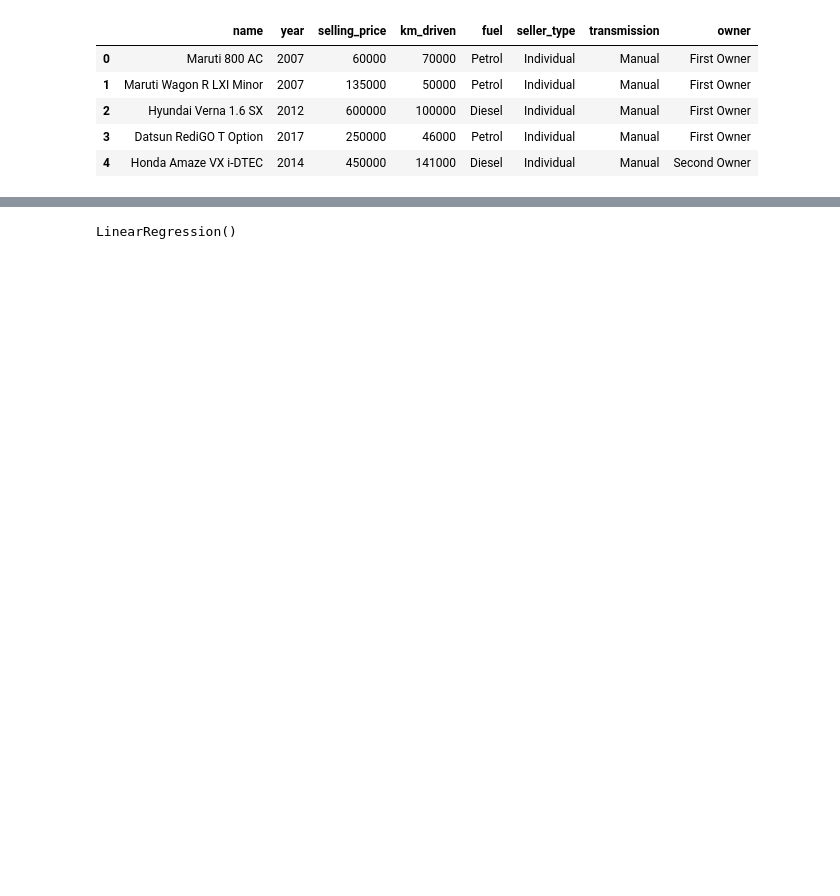
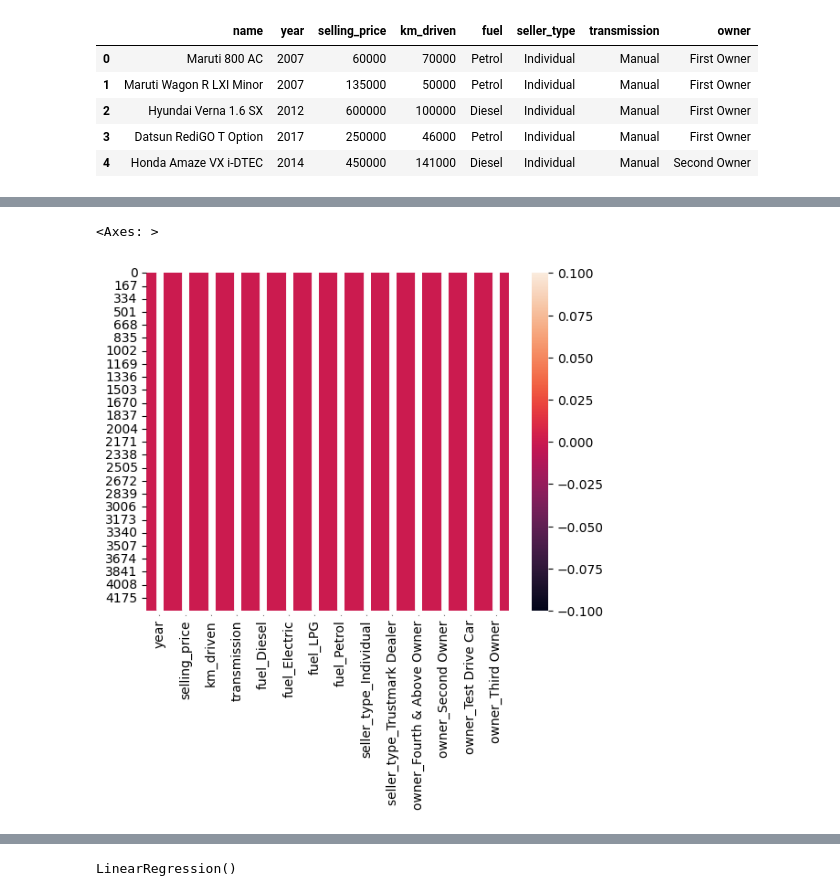
Before and after one commit to YuvrajKumar06/LEARNING_ML, a Jupyter notebook: regression.ipynb, the cells around one changed output, grey strips where cells are left out. Saved outputs shown, nothing was run; the diff lists cells and outputs as text; code cells hidden in the pictures; blank space fills up the shorter version.

```diff
--- a/regression.ipynb
+++ b/regression.ipynb
@@ -29,0 +44,5 @@ x_train, x_test, y_train, y_test = train_test_split(x, y, test_size=0.2, random_
+# %%
+sns.heatmap(car_details.isnull(), annot= True)
+# %% [output]
+<Axes: >
+[figure, added]
```
Also changed, not shown: parts of 19 cells of this notebook, 3 other files.
